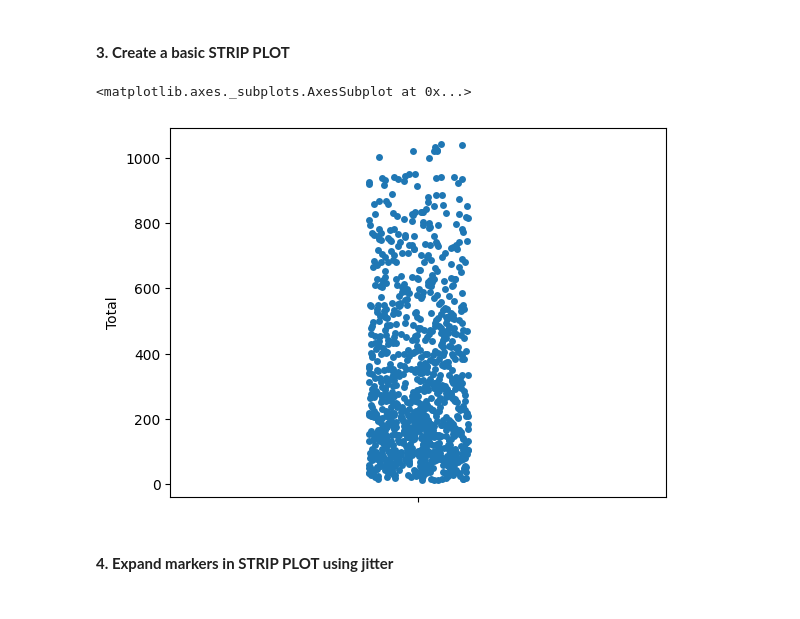
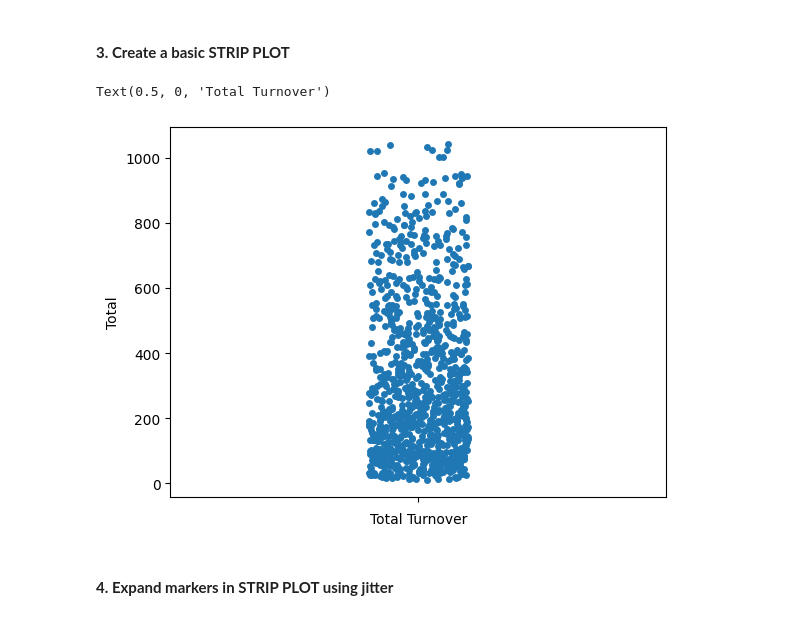
Before and after one commit to olgaklischuk/python-cource, a Jupyter notebook: seaborn/6.StripPlot.ipynb, the cells around one changed output. Saved outputs shown, nothing was run; the diff lists cells and outputs as text; code cells hidden in the pictures.

```diff
--- a/seaborn/6.StripPlot.ipynb
+++ b/seaborn/6.StripPlot.ipynb
@@ -23,10 +23,10 @@ mart.head()
 # %% [markdown]
 #### **3. Create a basic STRIP PLOT**
 # %%
-sns.stripplot(data=mart, y='Total')
+sns.stripplot(data = mart, y = 'Total').set_xlabel('Total Turnover')
 # %% [output]
-<matplotlib.axes._subplots.AxesSubplot at 0x...>
+Text(0.5, 0, 'Total Turnover')
-[figure, old version]
+[figure, new version]
 # %% [markdown]
 #### **4. Expand markers in STRIP PLOT using jitter**
 # %%
```
Also changed, not shown: parts of 7 cells of this notebook.
